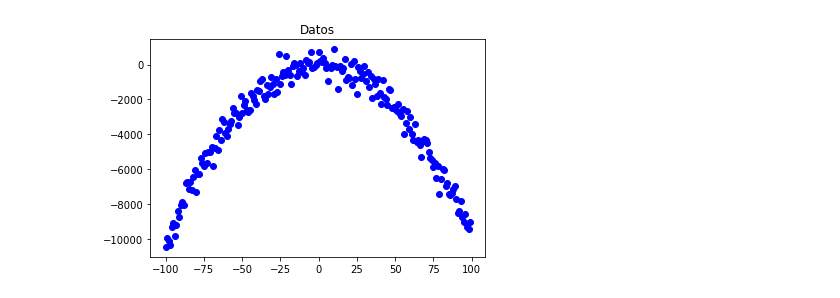
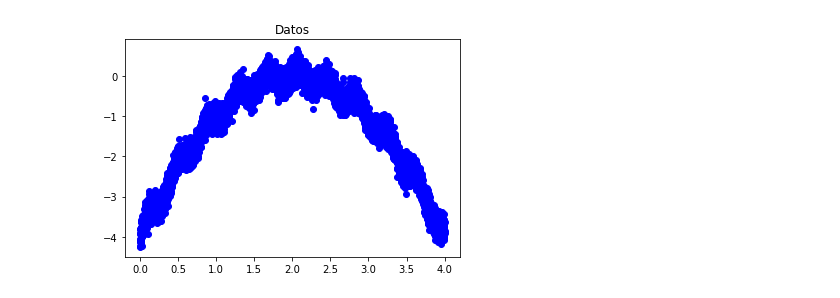
Before and after one commit to Oks11111/TP_entrega_DL, a Jupyter notebook: TP2_2.ipynb, the cells around one changed output. Cells and saved outputs as stored; diff of their text form; code cells hidden in the pictures.

```diff
--- a/TP2_2.ipynb
+++ b/TP2_2.ipynb
@@ -13,19 +19,16 @@ from sklearn import preprocessing
 # %%
 #Se define el dataset
 def f(x):
     np.random.seed(42)
-    a2=-1
-    a1=2
-    a0=-1
-    y = a2*x**2 + a1*x + a0*500*np.random.randn(x.shape[0])
+    y = -(x-2)**2 + 3*0.05*np.random.randn(x.shape[0]) + .2*np.sin(16*x)
     return y
-
-X = np.array(np.arange(-100, 100, 1) )
+n = 10000
+X = np.random.uniform(0,4,n)
 Y = f(X)
 plt.scatter(X,Y,label='data', color='blue')
 plt.title('Datos');
 # %% [output]
-[figure, old version]
+[figure, new version]
 # %%
 #Calculamos los tres gradientes, correspondientes a los tres coeficientes
 def gradientes(x, y, b):
```
Also changed, not shown: parts of 6 cells of this notebook.
